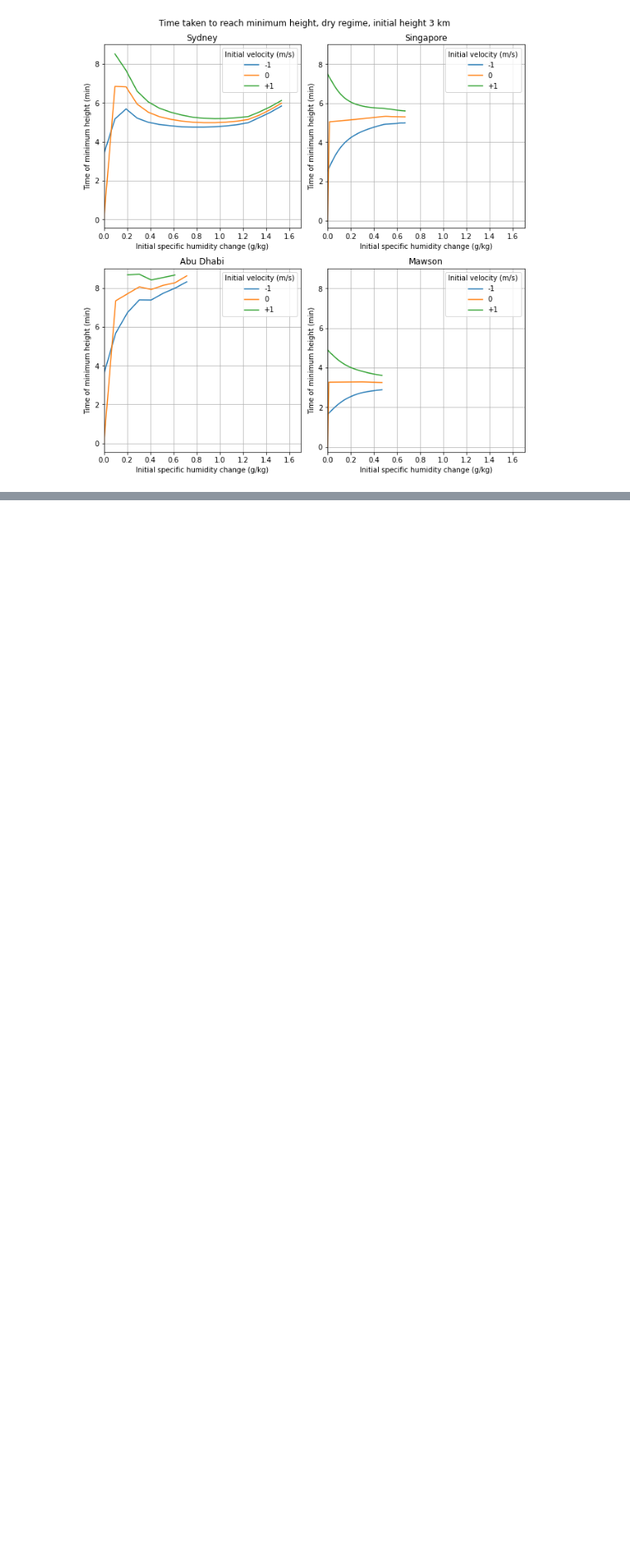
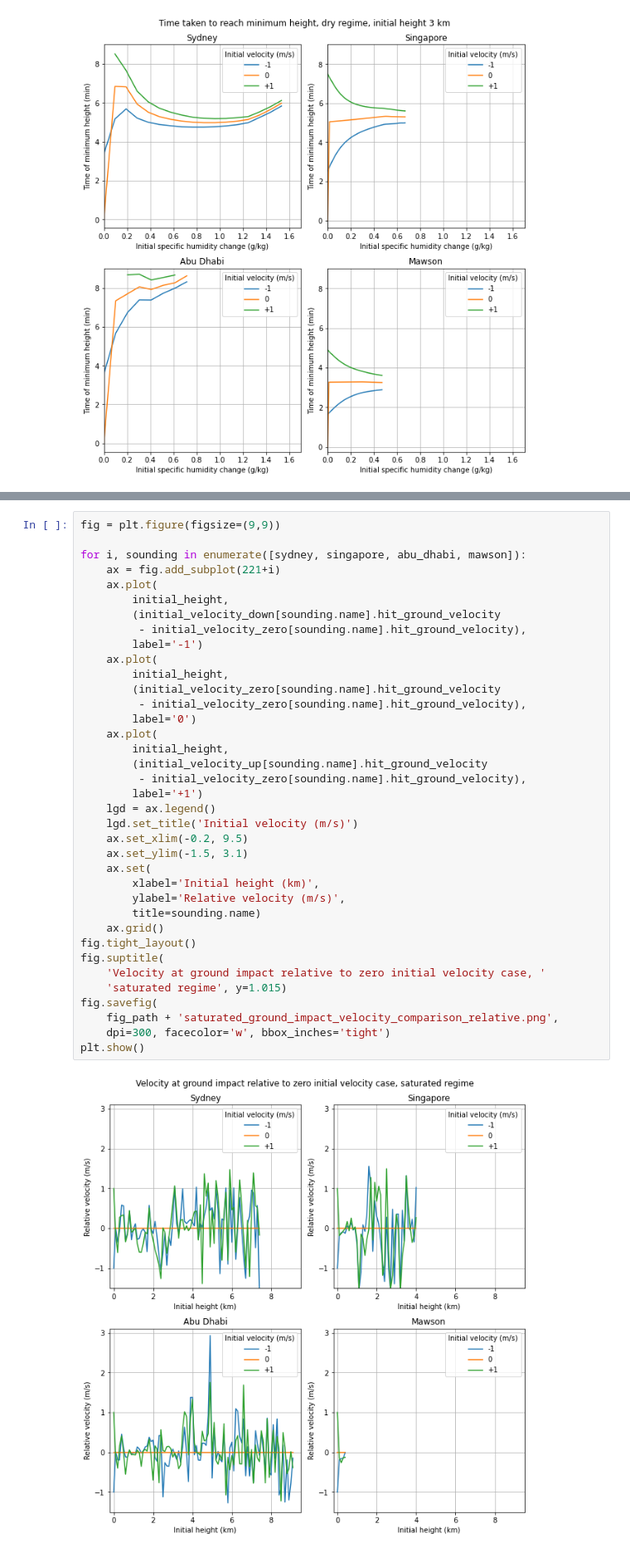
Before and after one commit to tschanzer/taste-of-research-21T3, a Jupyter notebook: notebooks/20210928_motion_with_initial_velocity/20210928_motion_with_initial_velocity.ipynb, the cells around one changed output, grey strips where cells are left out. Shown at 83% size. Saved outputs shown, nothing was run; the diff lists cells and outputs as text; blank space fills up the shorter version.

```diff
--- a/notebooks/20210928_motion_with_initial_velocity/20210928_motion_with_initial_velocity.ipynb
+++ b/notebooks/20210928_motion_with_initial_velocity/20210928_motion_with_initial_velocity.ipynb
@@ -547,0 +535,39 @@ plt.show()
+# %%
+fig = plt.figure(figsize=(9,9))
+
+for i, sounding in enumerate([sydney, singapore, abu_dhabi, mawson]):
+    ax = fig.add_subplot(221+i)
+    ax.plot(
+        initial_height,
+        (initial_velocity_down[sounding.name].hit_ground_velocity
+         - initial_velocity_zero[sounding.name].hit_ground_velocity),
+        label='-1')
+    ax.plot(
+        initial_height,
+        (initial_velocity_zero[sounding.name].hit_ground_velocity
+         - initial_velocity_zero[sounding.name].hit_ground_velocity),
+        label='0')
+    ax.plot(
+        initial_height,
+        (initial_velocity_up[sounding.name].hit_ground_velocity
+         - initial_velocity_zero[sounding.name].hit_ground_velocity),
+        label='+1')
+    lgd = ax.legend()
+    lgd.set_title('Initial velocity (m/s)')
+    ax.set_xlim(-0.2, 9.5)
+    ax.set_ylim(-1.5, 3.1)
+    ax.set(
+        xlabel='Initial height (km)',
+        ylabel='Relative velocity (m/s)',
+        title=sounding.name)
+    ax.grid()
+fig.tight_layout()
+fig.suptitle(
+    'Velocity at ground impact relative to zero initial velocity case, '
+    'saturated regime', y=1.015)
+fig.savefig(
+    fig_path + 'saturated_ground_impact_velocity_comparison_relative.png',
+    dpi=300, facecolor='w', bbox_inches='tight')
+plt.show()
+# %% [output]
+[figure, added]
```
Also changed, not shown: parts of 25 cells of this notebook, 9 other files.
